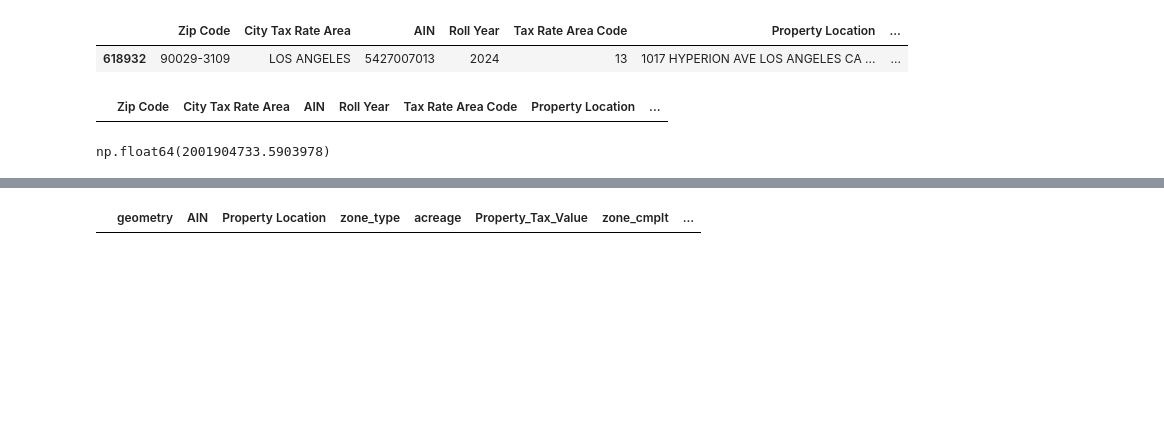
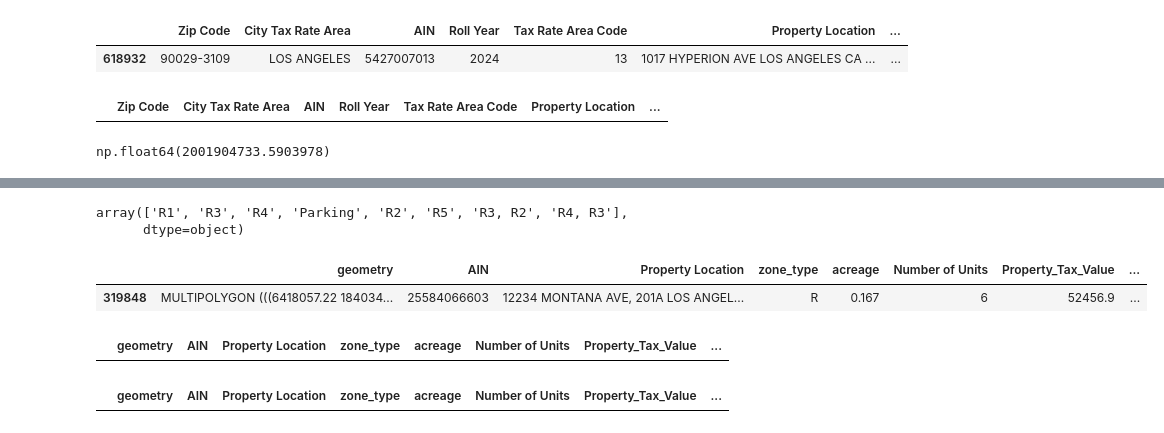
Before and after one commit to streetsforall/parcel_analysis, a Jupyter notebook: parcels.ipynb, the cells around one changed output, grey strips where cells are left out. Cells and saved outputs as stored; diff of their text form; code cells hidden in the pictures; blank space fills up the shorter version.

```diff
--- a/parcels.ipynb
+++ b/parcels.ipynb
@@ -303,13 +475,16 @@ Name: count, dtype: int64
 # %%
-final_geom = final_gdf[
+final_geom = final_buckets[
     [
         "geometry",
         "AIN",
         "Property Location",
         "zone_type",
         "acreage",
+        "Number of Units",
         "Property_Tax_Value",
         "zone_cmplt",
+        "zone_consolidation",
+        "assigned_zoning_bucket",
         "Location Latitude",
         "Location Longitude",
         "Taxable Value",
@@ -339,25 +513,25 @@ memory usage: 73.7+ MB
 # %%
 # Basic statistics on your tax column
 print("Tax value summary statistics:")
-print(final_gdf["Property_Tax_Value"].describe())
+print(final_geom["Property_Tax_Value"].describe())
 
 # Check the largest values - they might be outliers
 print("\nTop 10 largest tax values:")
 print(
-    final_gdf.nlargest(10, "Property_Tax_Value")[
-        ["AIN", "ZONE_PREFIX", "Property_Tax_Value", "acreage"]
+    final_geom.nlargest(10, "Property_Tax_Value")[
+        ["AIN", "assigned_zoning_bucket", "Property_Tax_Value", "acreage"]
     ]
 )
 
 # Are there any negative or zero values?
 print(
-    f"\nCount of zero/negative tax values: {len(final_gdf[final_gdf['Property_Tax_Value'] <= 0])}"
+    f"\nCount of zero/negative tax values: {len(final_geom[final_geom['Property_Tax_Value'] <= 0])}"
 )
 
 # Check spatial distribution - are all properties truly in LA City?
 if "geometry" in final_gdf.columns:
     # Calculate area of study
-    bounds = final_gdf.total_bounds
+    bounds = final_geom.total_bounds
     area_km2 = (
         (bounds[2] - bounds[0]) * (bounds[3] - bounds[1]) / 1000000
     )  # rough estimate
@@ -366,8 +540,8 @@ if "geometry" in final_gdf.columns:
     # LA City is roughly 1,300 km² - if your area is much larger, you have data outside the city
 
 # Calculate mean tax per property
-mean_tax = final_gdf["Property_Tax_Value"].mean()
-count = len(final_gdf)
+mean_tax = final_geom["Property_Tax_Value"].mean()
+count = len(final_geom)
 print(f"\nMean tax per property: ${mean_tax:.2f}")
 print(f"Number of properties: {count}")
 # %% [output]
@@ -727,2 +900,0 @@ Total tax after merging: $8,078,711,596.41
-# %%
-result["ZONE_PREFIX"] = result["zone_cmplt"].str.split("-").str[0]
@@ -731,2 +900,0 @@ result[result["zone_type"].isin(["R, C", "C, R"])]
-# %%
-result.loc[result["zone_type"].isin(["R, C", "C, R"]), "zone_type"] = "C"
@@ -733,4 +921,10 @@ result.loc[result["zone_type"].isin(["R, C", "C, R"]), "zone_type"] = "C"
+# %%
+result["assigned_zoning_bucket"].unique()
+# %% [output]
+array(['R1', 'R3', 'R4', 'Parking', 'R2', 'R5', 'R3, R2', 'R4, R3'],
+      dtype=object)
 # %%
-result[result["zone_type"].isin(["R, O"])]
+result[result["assigned_zoning_bucket"].isin(["R3, R2"])]
 # %% [output]
-|  | geometry | AIN | Property Location | zone_type | acreage | Property_Tax_Value | zone_cmplt | ... |
+|  | geometry | AIN | Property Location | zone_type | acreage | Number of Units | Property_Tax_Value | ... |
+| 319848 | MULTIPOLYGON (((6418057.22 184034... | 25584066603 | 12234 MONTANA AVE, 201A LOS ANGEL... | R | 0.167 | 6 | 52456.9 | ... |
@@ -738,0 +931,8 @@ result.loc[result["zone_type"].isin(["R, O"]), "zone_type"] = "R"
+# %%
+result[result["assigned_zoning_bucket"].isin(["R1, R2"])]
+# %% [output]
+|  | geometry | AIN | Property Location | zone_type | acreage | Number of Units | Property_Tax_Value | ... |
+# %%
+result[result["assigned_zoning_bucket"].isin(["R5, R4"])]
+# %% [output]
+|  | geometry | AIN | Property Location | zone_type | acreage | Number of Units | Property_Tax_Value | ... |
```
Also changed, not shown: parts of 76 cells of this notebook, 2 other files.
